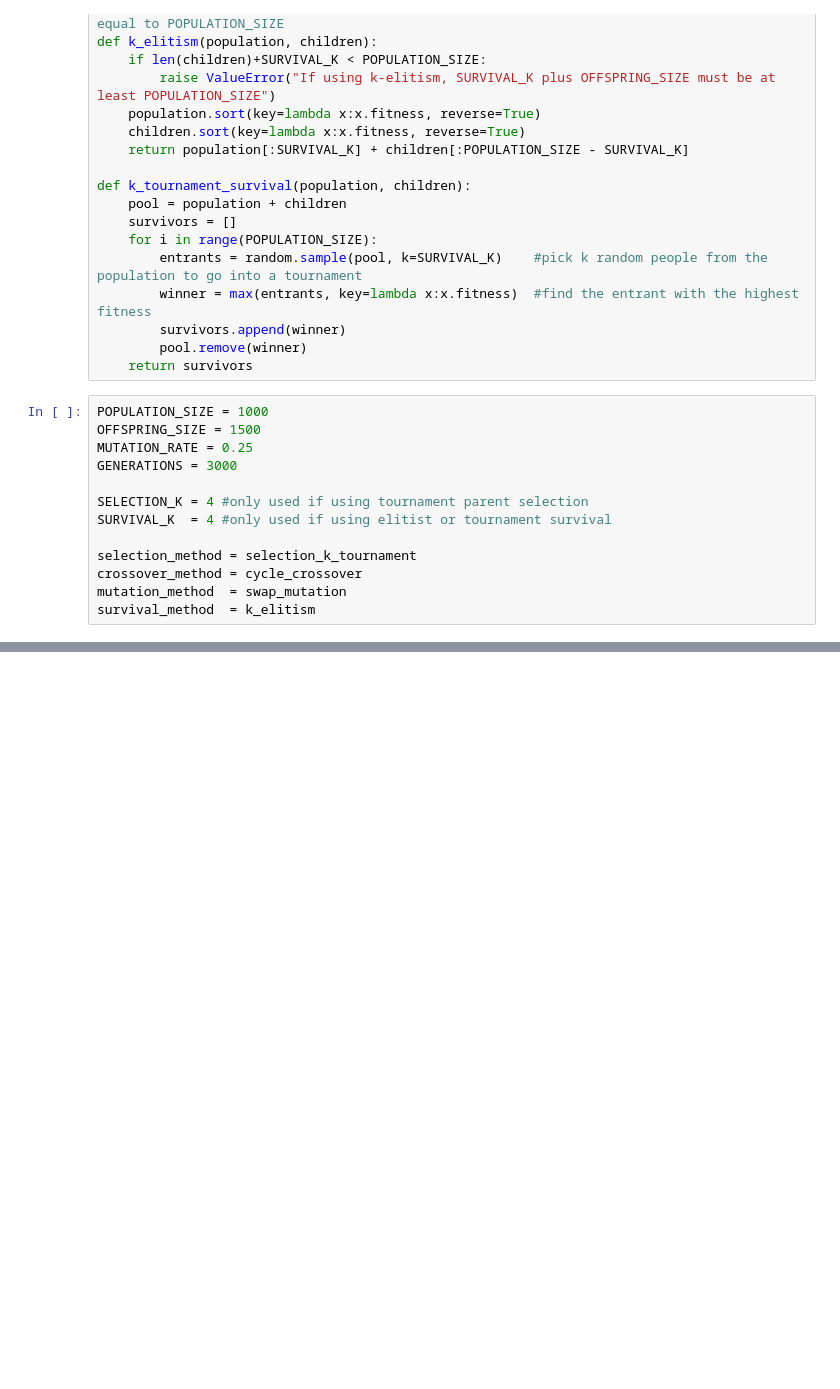
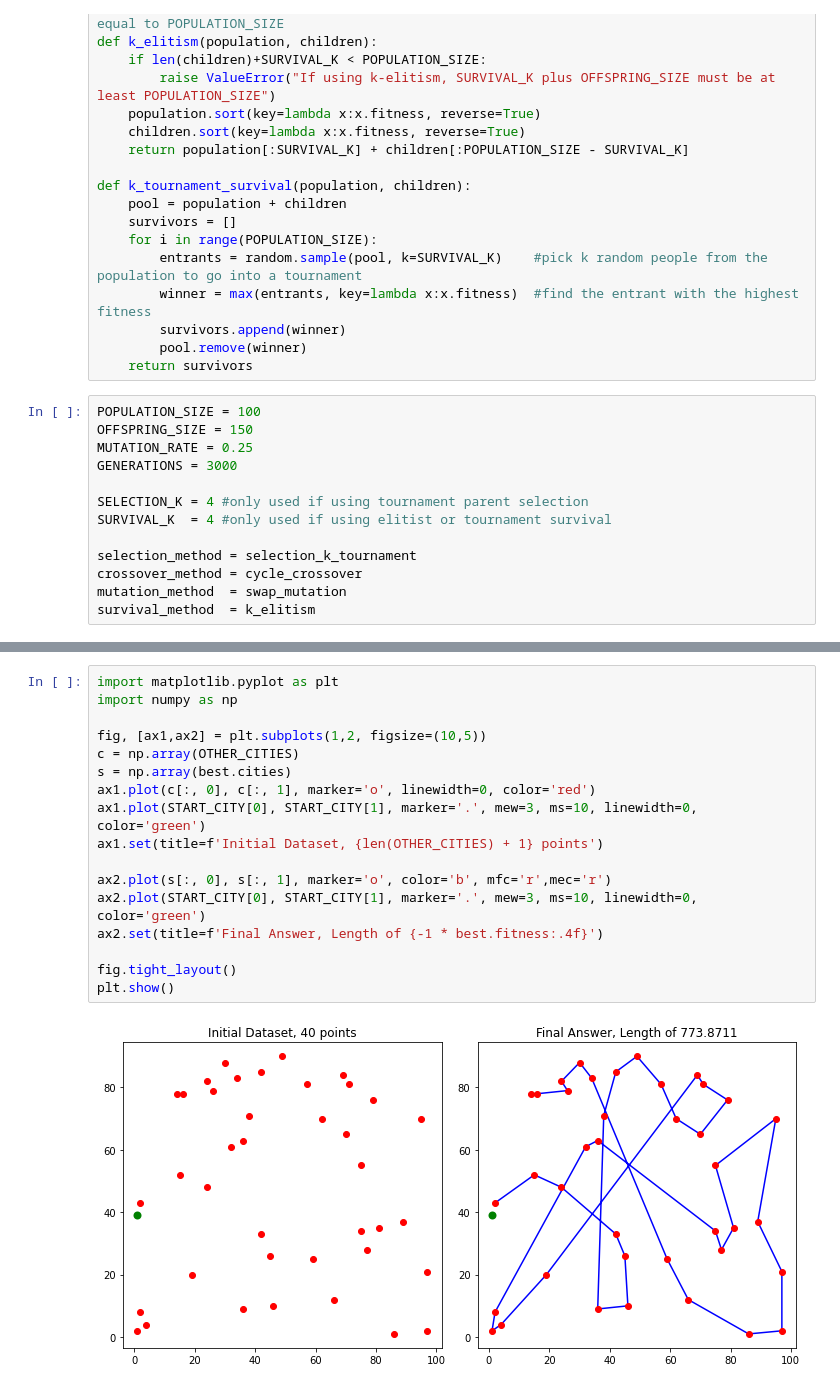
Before and after one commit to MatthewFreestone/AiClub, a Jupyter notebook: GeneticAlgs/09_16_Full_Genetic_Salesman.ipynb, the cells around one changed output, grey strips where cells are left out. Cells and saved outputs as stored; diff of their text form; blank space fills up the shorter version.

```diff
--- a/GeneticAlgs/09_16_Full_Genetic_Salesman.ipynb
+++ b/GeneticAlgs/09_16_Full_Genetic_Salesman.ipynb
@@ -152,8 +152,8 @@ def k_tournament_survival(population, children):
         pool.remove(winner)
     return survivors
 # %%
-POPULATION_SIZE = 1000
-OFFSPRING_SIZE = 1500
+POPULATION_SIZE = 100
+OFFSPRING_SIZE = 150
 MUTATION_RATE = 0.25
 GENERATIONS = 3000
 
@@ -200,0 +208,19 @@ KeyboardInterrupt:
+# %%
+import matplotlib.pyplot as plt
+import numpy as np
+
+fig, [ax1,ax2] = plt.subplots(1,2, figsize=(10,5))
+c = np.array(OTHER_CITIES)
+s = np.array(best.cities)
+ax1.plot(c[:, 0], c[:, 1], marker='o', linewidth=0, color='red')
+ax1.plot(START_CITY[0], START_CITY[1], marker='.', mew=3, ms=10, linewidth=0, color='green')
+ax1.set(title=f'Initial Dataset, {len(OTHER_CITIES) + 1} points')
+
+ax2.plot(s[:, 0], s[:, 1], marker='o', color='b', mfc='r',mec='r')
+ax2.plot(START_CITY[0], START_CITY[1], marker='.', mew=3, ms=10, linewidth=0, color='green')
+ax2.set(title=f'Final Answer, Length of {-1 * best.fitness:.4f}')
+
+fig.tight_layout()
+plt.show()
+# %% [output]
+[figure, added]
```
Also changed, not shown: parts of 1 cell of this notebook, 7 other files.
